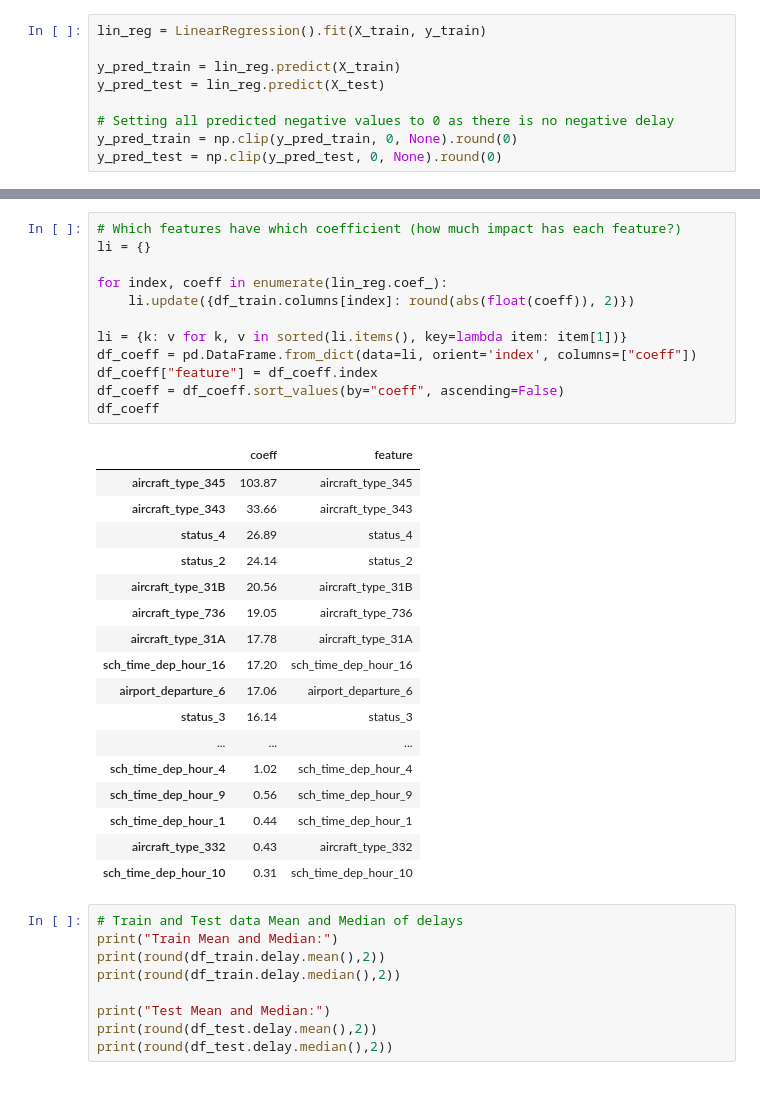
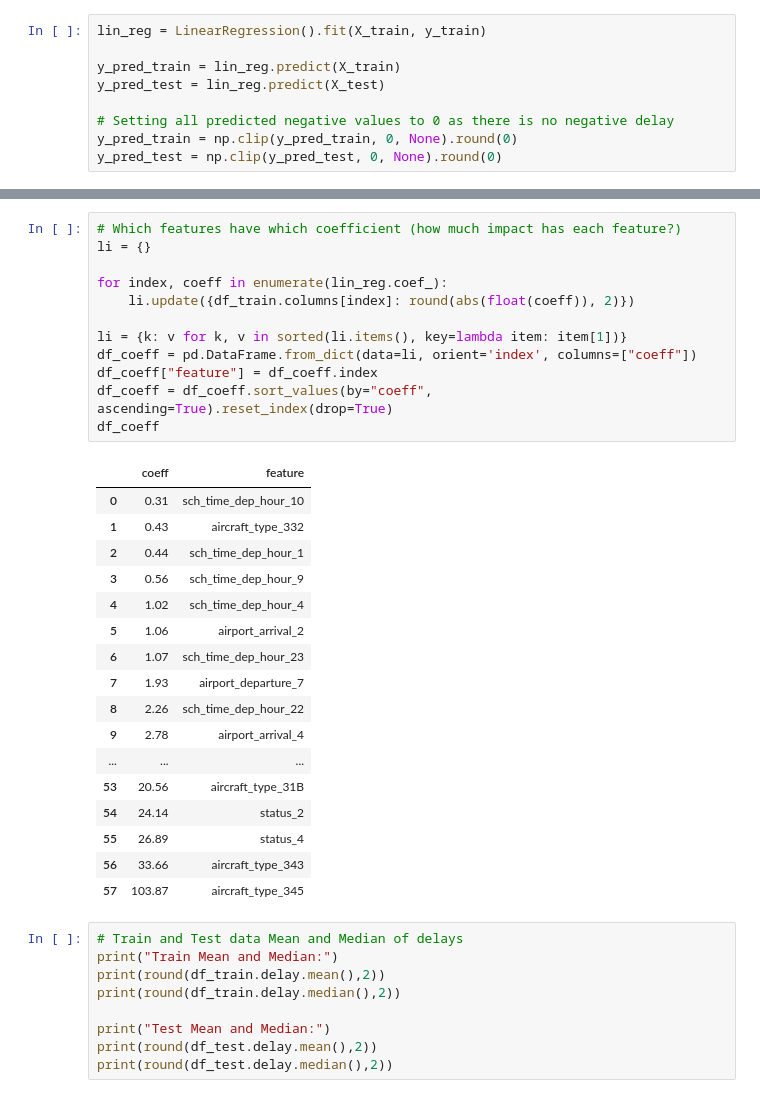
Before and after one commit to nilorenz/ml-project-flight-delay-tunisair, a Jupyter notebook: flight_delay_tunisair.ipynb, the cells around one changed output, grey strips where cells are left out. Cells and saved outputs as stored; diff of their text form.

```diff
--- a/flight_delay_tunisair.ipynb
+++ b/flight_delay_tunisair.ipynb
@@ -357,33 +355,33 @@ print(lin_reg.intercept_, lin_reg.coef_)
 # %%
 # Which features have which coefficient (how much impact has each feature?)
 li = {}
 
 for index, coeff in enumerate(lin_reg.coef_):
     li.update({df_train.columns[index]: round(abs(float(coeff)), 2)})
 
 li = {k: v for k, v in sorted(li.items(), key=lambda item: item[1])}
 df_coeff = pd.DataFrame.from_dict(data=li, orient='index', columns=["coeff"])
 df_coeff["feature"] = df_coeff.index
-df_coeff = df_coeff.sort_values(by="coeff", ascending=False)
+df_coeff = df_coeff.sort_values(by="coeff", ascending=True).reset_index(drop=True)
 df_coeff
 # %% [output]
 |  | coeff | feature |
-| aircraft_type_345 | 103.87 | aircraft_type_345 |
-| aircraft_type_343 | 33.66 | aircraft_type_343 |
-| status_4 | 26.89 | status_4 |
-| status_2 | 24.14 | status_2 |
-| aircraft_type_31B | 20.56 | aircraft_type_31B |
-| aircraft_type_736 | 19.05 | aircraft_type_736 |
-| aircraft_type_31A | 17.78 | aircraft_type_31A |
-| sch_time_dep_hour_16 | 17.20 | sch_time_dep_hour_16 |
-| airport_departure_6 | 17.06 | airport_departure_6 |
-| status_3 | 16.14 | status_3 |
+| 0 | 0.31 | sch_time_dep_hour_10 |
+| 1 | 0.43 | aircraft_type_332 |
+| 2 | 0.44 | sch_time_dep_hour_1 |
+| 3 | 0.56 | sch_time_dep_hour_9 |
+| 4 | 1.02 | sch_time_dep_hour_4 |
+| 5 | 1.06 | airport_arrival_2 |
+| 6 | 1.07 | sch_time_dep_hour_23 |
+| 7 | 1.93 | airport_departure_7 |
+| 8 | 2.26 | sch_time_dep_hour_22 |
+| 9 | 2.78 | airport_arrival_4 |
 | ... | ... | ... |
-| sch_time_dep_hour_4 | 1.02 | sch_time_dep_hour_4 |
-| sch_time_dep_hour_9 | 0.56 | sch_time_dep_hour_9 |
-| sch_time_dep_hour_1 | 0.44 | sch_time_dep_hour_1 |
-| aircraft_type_332 | 0.43 | aircraft_type_332 |
-| sch_time_dep_hour_10 | 0.31 | sch_time_dep_hour_10 |
+| 53 | 20.56 | aircraft_type_31B |
+| 54 | 24.14 | status_2 |
+| 55 | 26.89 | status_4 |
+| 56 | 33.66 | aircraft_type_343 |
+| 57 | 103.87 | aircraft_type_345 |
 # %%
 # Train and Test data Mean and Median of delays
 print("Train Mean and Median:")
```
Also changed, not shown: parts of 9 cells of this notebook, 1 other file.
